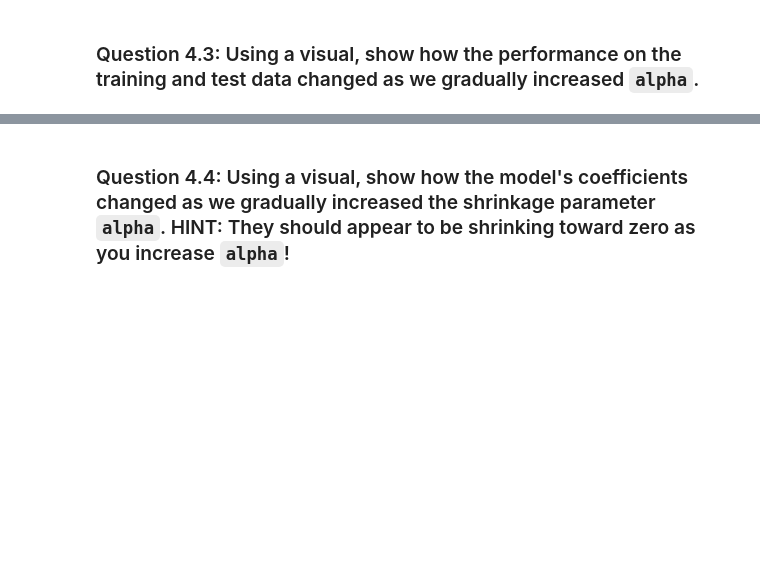
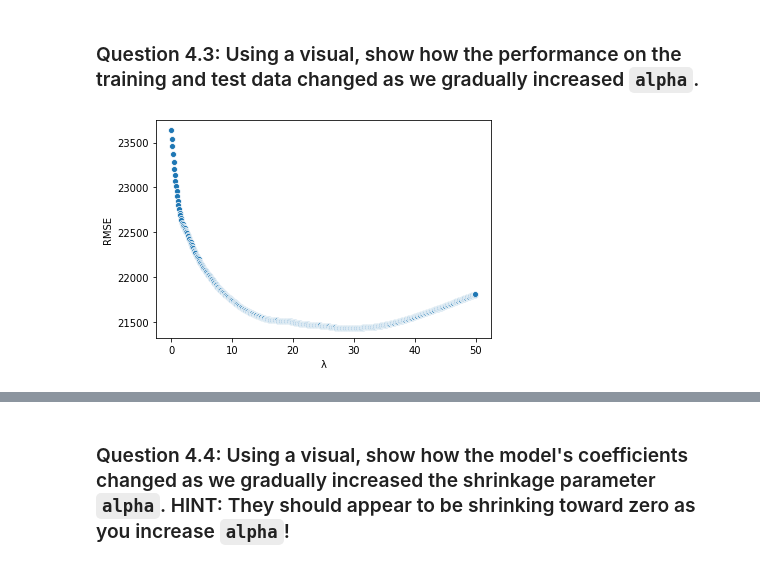
Before and after one commit to rodolfolermacontreras/ML_1_Assignment_7, a Jupyter notebook: MLEARN510-Assignment7-RodolfoLerma.ipynb, the cells around one changed output, grey strips where cells are left out. Drawn from its saved outputs; the diff is of its cells as text; code cells hidden in the pictures; blank space fills up the shorter version.

```diff
--- a/MLEARN510-Assignment7-RodolfoLerma.ipynb
+++ b/MLEARN510-Assignment7-RodolfoLerma.ipynb
@@ -137,9 +259,17 @@ from sklearn.model_selection import train_test_split
 # %% [markdown]
 ### Question 3.1: Train a linear regression algorithm to predict `SalePrice` from the remaining features.
 # %%
-from sklearn.linear_model import Ridge, RidgeCV, ElasticNet, LassoCV, LassoLarsCV, LinearRegression, ElasticNetCV
+from sklearn.linear_model import Ridge, RidgeCV, ElasticNet, Lasso, LassoCV, LassoLarsCV, LinearRegression, ElasticNetCV
 from sklearn.metrics import mean_squared_error
 
 #Fit a linear regression model to this data
+rm = LinearRegression()
+
+# Fit the data(train the model)
+rm.fit(X_train, y_train)
+
+# Predict
+y_predicted_train = rm.predict(X_train)
+y_predicted_test = rm.predict(X_test)
 # %% [markdown]
 ### Question 3.2: Evaluate the model and report the performance on both training and test data. These numbers will serve as our benchmark performance.
@@ -164,2 +355,39 @@ alpha_vals = np.arange(0.01, 5, .01) # values of alpha we want to iterate over
+# %%
+alpha_vals = np.arange(0.01, 50, 0.1) # values of alpha we want to iterate over
+coefficients = []
+RMSE_train = []
+RMSE_test = []
+flag = 0
+number = []
+
+for i in alpha_vals:
+    flag += 1 #Counter
+    #Fit a linear regression model to this data
+    model = Lasso(alpha = i, max_iter=100000, normalize = True)
+
+    # Fit the data(train the model)
+    model.fit(X_train, y_train)
+
+    coefficients_i = model.coef_
+
+    # Predict
+    y_predicted_train_model = model.predict(X_train)
+    y_predicted_test_model = model.predict(X_test)
+
+    #Compute the RMSE
+    lasso_performance = RMSE_performance(X_train, X_test, model)
+    RMSE_train_i = lasso_performance[0]
+    RMSE_test_i = lasso_performance[1]
+
+    RMSE_train.append(RMSE_train_i)
+    RMSE_test.append(RMSE_test_i)
+    coefficients.append(coefficients_i)
+    number.append(flag)
+
+# pd.DataFrame({'linreg': linreg.coef_, 'lasso': clf.coef_}).head(10)
 # %% [markdown]
 ### Question 4.3: Using a visual, show how the performance on the training and test data changed as we gradually increased `alpha`.
+# %%
+sns.scatterplot(x='λ', y='RMSE', data=pd.DataFrame({'λ': alpha_vals, 'RMSE': RMSE_test}));
+# %% [output]
+[figure, added]
```
Also changed, not shown: parts of 52 cells of this notebook.
